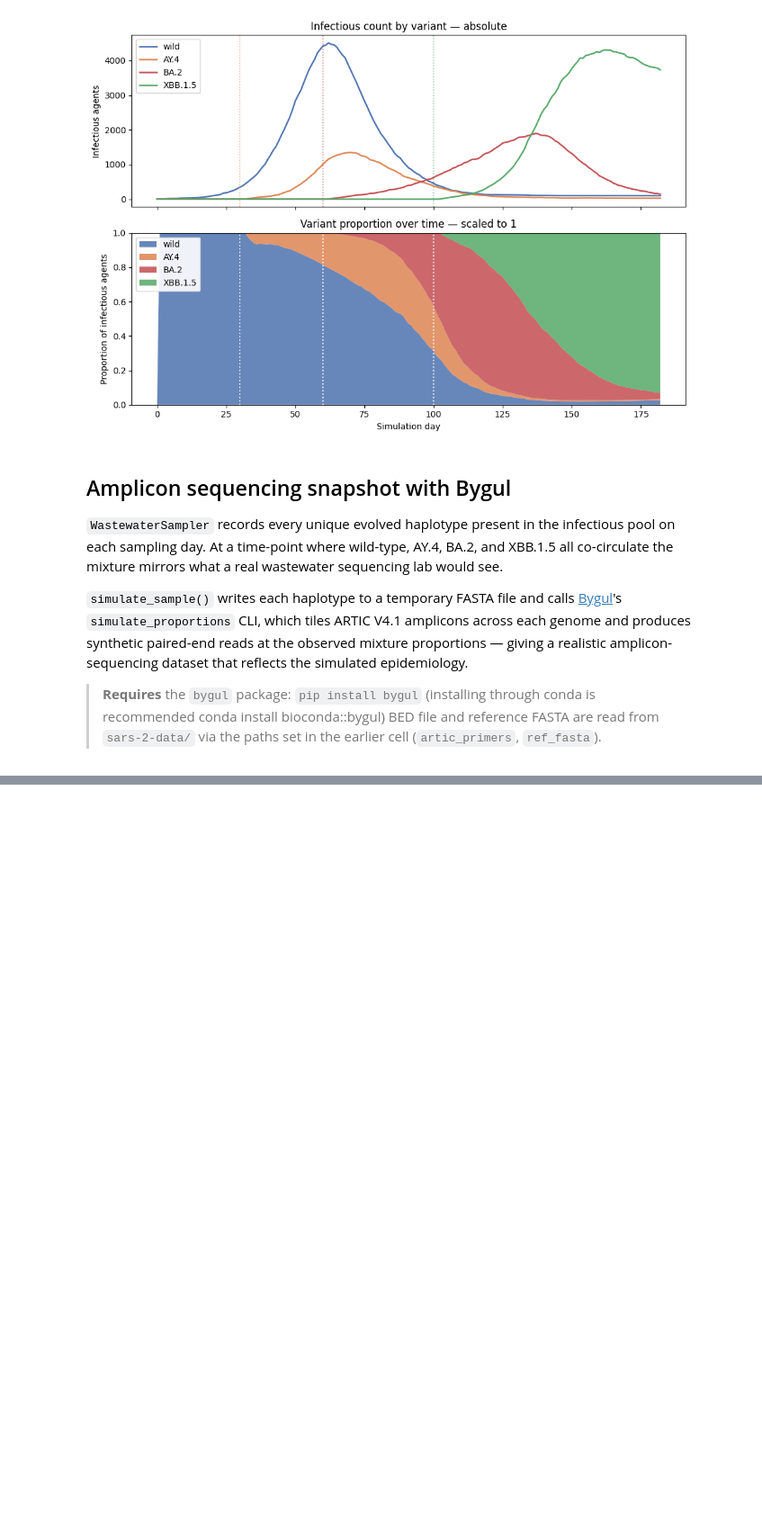
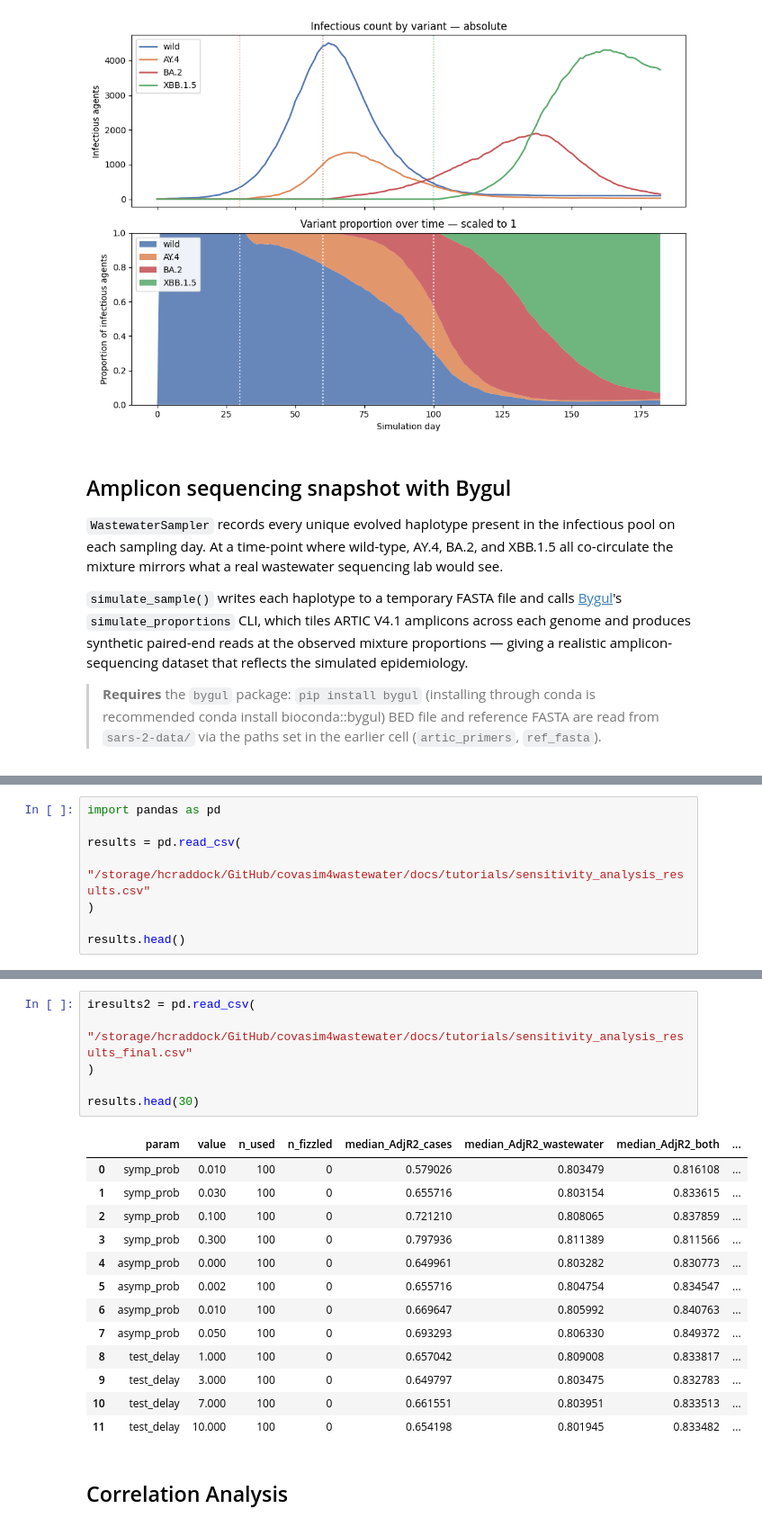
Before and after one commit to andersen-lab/covasim4wastewater, a Jupyter notebook: docs/tutorials/tut_wastewater.ipynb, the cells around one changed output, grey strips where cells are left out. Shown at 90% size. Drawn from its saved outputs; the diff is of its cells as text; blank space fills up the shorter version.

```diff
--- a/docs/tutorials/tut_wastewater.ipynb
+++ b/docs/tutorials/tut_wastewater.ipynb
@@ -413,0 +905,8 @@ Bygul wrote 1130 FASTQ file(s) to './amplicon_reads/':
+# %%
+import pandas as pd
+
+results = pd.read_csv(
+    "/storage/hcraddock/GitHub/covasim4wastewater/docs/tutorials/sensitivity_analysis_results.csv"
+)
+
+results.head()
@@ -413,0 +920,22 @@ Bygul wrote 1130 FASTQ file(s) to './amplicon_reads/':
+# %%
+iresults2 = pd.read_csv(
+    "/storage/hcraddock/GitHub/covasim4wastewater/docs/tutorials/sensitivity_analysis_results_final.csv"
+)
+
+results.head(30)
+# %% [output]
+|  | param | value | n_used | n_fizzled | median_AdjR2_cases | median_AdjR2_wastewater | median_AdjR2_both | ... |
+| 0 | symp_prob | 0.010 | 100 | 0 | 0.579026 | 0.803479 | 0.816108 | ... |
+| 1 | symp_prob | 0.030 | 100 | 0 | 0.655716 | 0.803154 | 0.833615 | ... |
+| 2 | symp_prob | 0.100 | 100 | 0 | 0.721210 | 0.808065 | 0.837859 | ... |
+| 3 | symp_prob | 0.300 | 100 | 0 | 0.797936 | 0.811389 | 0.811566 | ... |
+| 4 | asymp_prob | 0.000 | 100 | 0 | 0.649961 | 0.803282 | 0.830773 | ... |
+| 5 | asymp_prob | 0.002 | 100 | 0 | 0.655716 | 0.804754 | 0.834547 | ... |
+| 6 | asymp_prob | 0.010 | 100 | 0 | 0.669647 | 0.805992 | 0.840763 | ... |
+| 7 | asymp_prob | 0.050 | 100 | 0 | 0.693293 | 0.806330 | 0.849372 | ... |
+| 8 | test_delay | 1.000 | 100 | 0 | 0.657042 | 0.809008 | 0.833817 | ... |
+| 9 | test_delay | 3.000 | 100 | 0 | 0.649797 | 0.803475 | 0.832783 | ... |
+| 10 | test_delay | 7.000 | 100 | 0 | 0.661551 | 0.803951 | 0.833513 | ... |
+| 11 | test_delay | 10.000 | 100 | 0 | 0.654198 | 0.801945 | 0.833482 | ... |
+# %% [markdown]
+## Correlation Analysis
```
Also changed, not shown: parts of 41 cells of this notebook.
